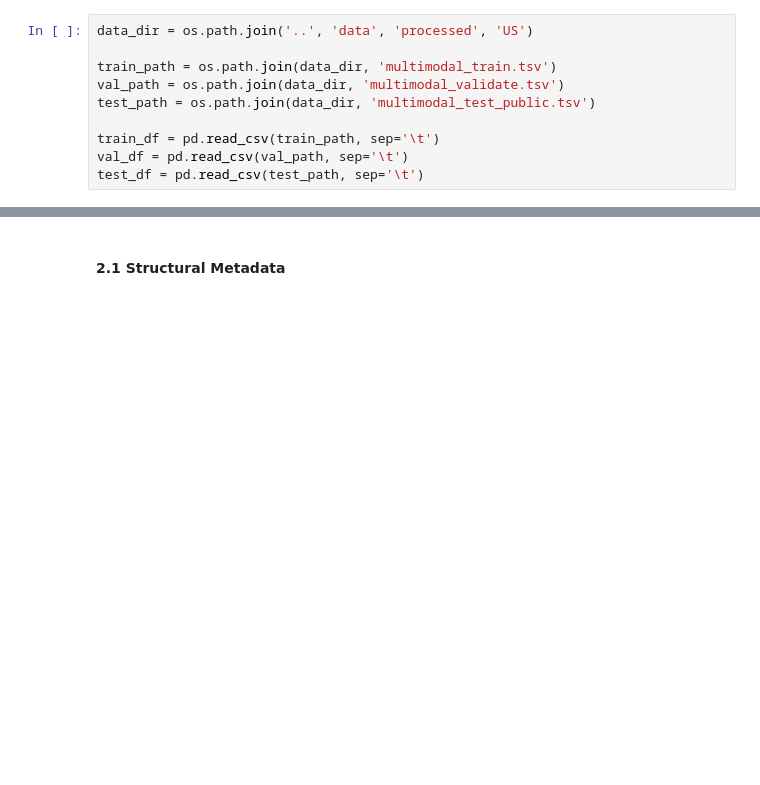
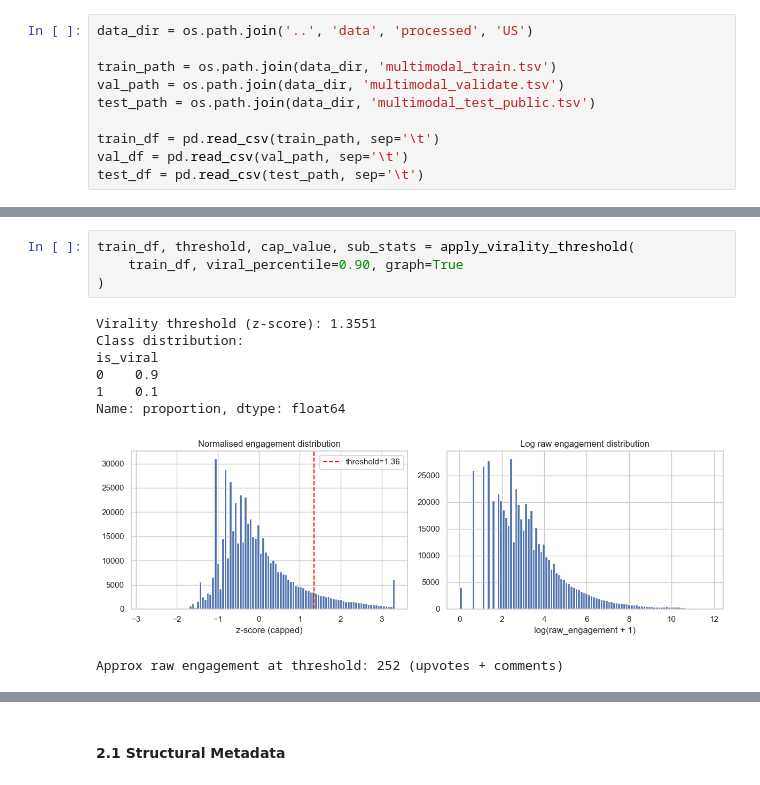
Before and after one commit to katechamberlain1/reddit-misinfo-virality, a Jupyter notebook: notebooks/05_virality_predictor.ipynb, the cells around one changed output, grey strips where cells are left out. Cells and saved outputs as stored; diff of their text form; blank space fills up the shorter version.

```diff
--- a/notebooks/05_virality_predictor.ipynb
+++ b/notebooks/05_virality_predictor.ipynb
@@ -248,0 +357,13 @@ Class distribution: {0: 0.9150019386705778, 1: 0.08499806132942228}
+# %%
+train_df, threshold, cap_value, sub_stats = apply_virality_threshold(
+    train_df, viral_percentile=0.90, graph=True
+)
+# %% [output]
+Virality threshold (z-score): 1.3551
+Class distribution:
+is_viral
+0    0.9
+1    0.1
+Name: proportion, dtype: float64
+[figure, added]
+Approx raw engagement at threshold: 252 (upvotes + comments)
```
Also changed, not shown: parts of 44 cells of this notebook.
